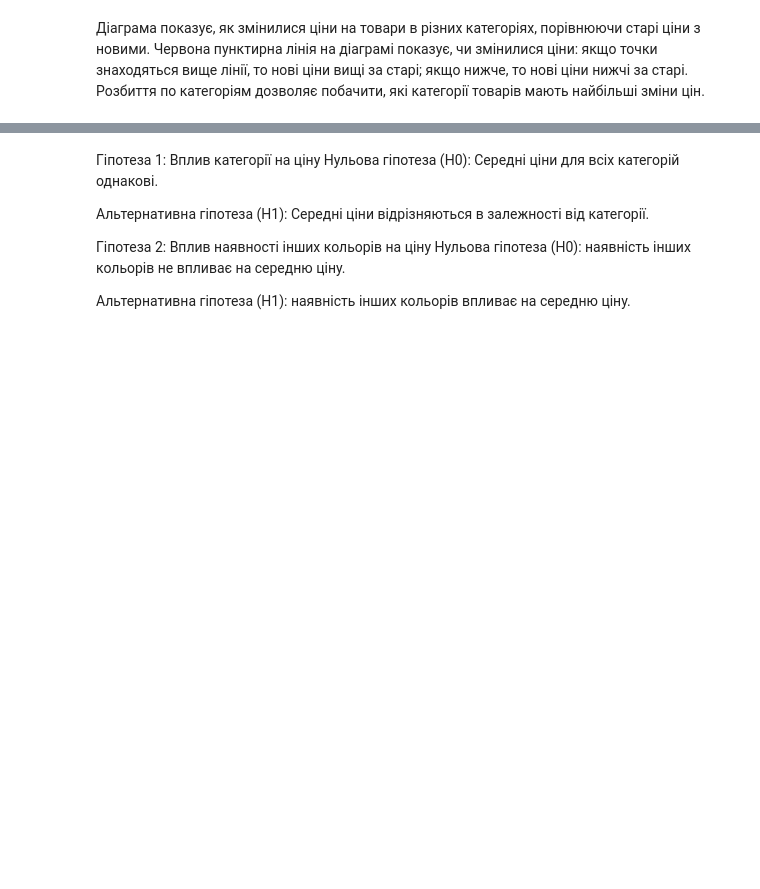
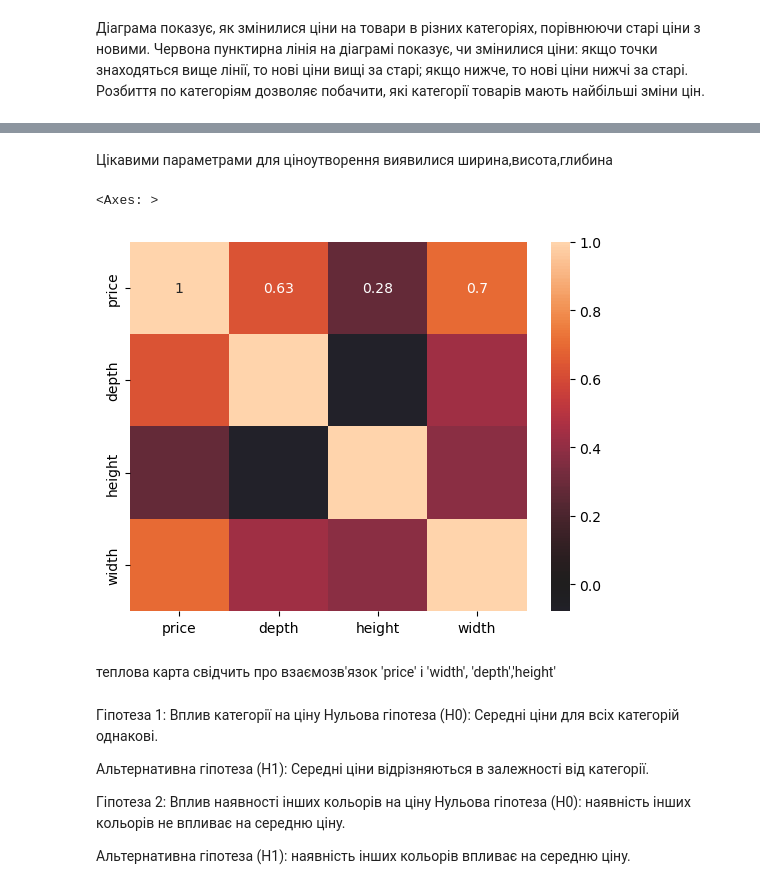
Before and after one commit to Parashchak/PY_HW_PowerBI, a Jupyter notebook: hw_09(StepProject)/step.ipynb, the cells around one changed output, grey strips where cells are left out. Drawn from its saved outputs; the diff is of its cells as text; code cells hidden in the pictures; blank space fills up the shorter version.

```diff
--- a/hw_09(StepProject)/step.ipynb
+++ b/hw_09(StepProject)/step.ipynb
@@ -208,3 +270,13 @@ else:
+# %% [markdown]
+Цікавими параметрами для ціноутворення виявилися ширина,висота,глибина
+# %%
+sns.heatmap(ikea_df[['price', 'depth', 'height', 'width']].corr(), xticklabels= ikea_df[['price', 'depth', 'height', 'width']].corr().columns,
+            yticklabels= ikea_df[['price', 'depth', 'height', 'width']].corr().columns, center= 0, annot= True)
+# %% [output]
+<Axes: >
+[figure, added]
+# %% [markdown]
+теплова карта свідчить про взаємозв'язок 'price' i 'width', 'depth','height'
 # %% [markdown]
 Гіпотеза 1: Вплив категорії на ціну
 Нульова гіпотеза (H0): Середні ціни для всіх категорій однакові.
```
Also changed, not shown: parts of 23 cells of this notebook, 1 other file.
